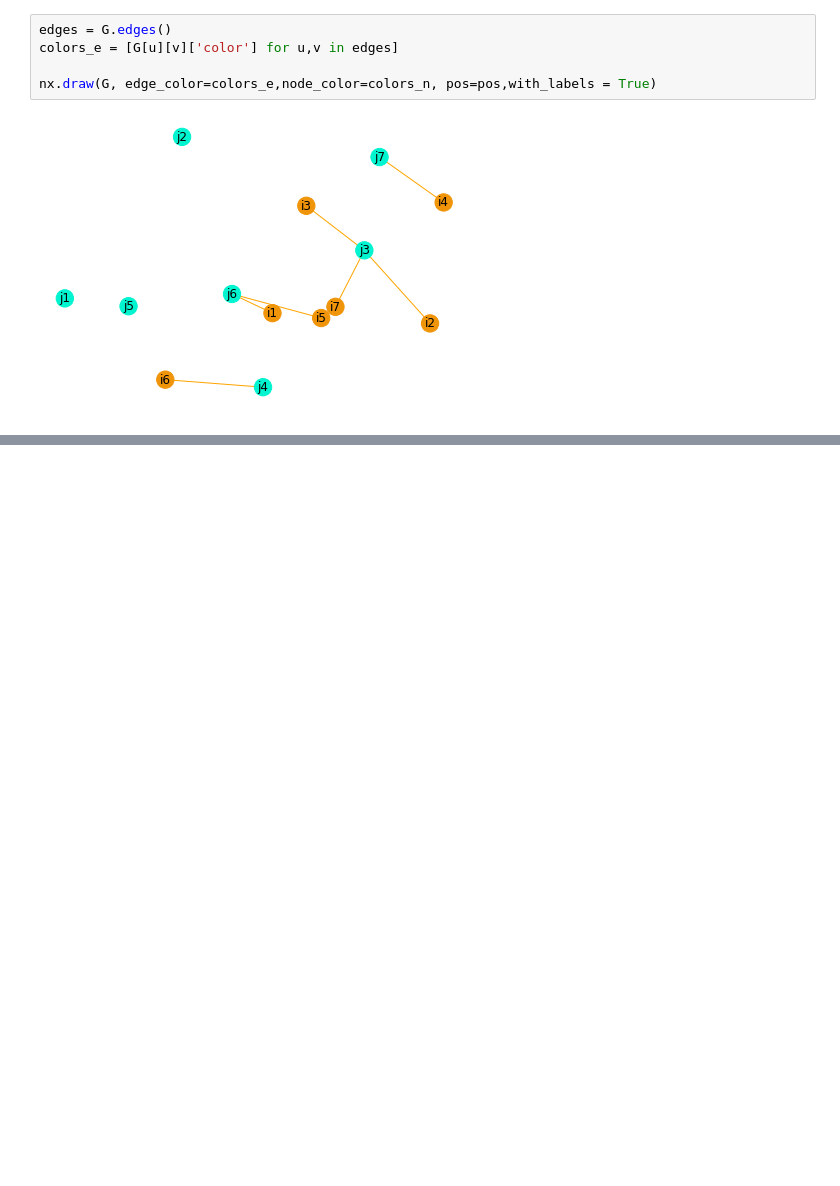
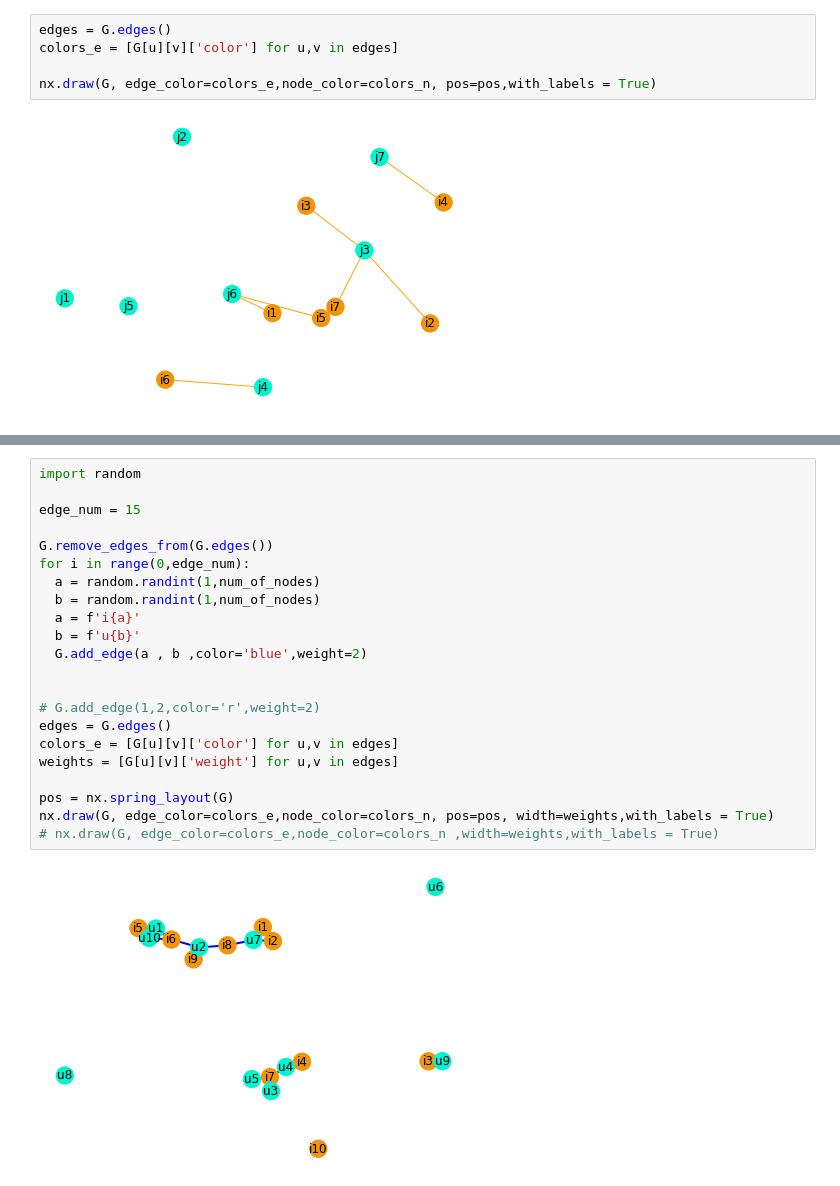
Before and after one commit to aliSaDmsCthesis/Notebooks, a Jupyter notebook: draw_graph_for_mon_18_Oct_.ipynb, the cells around one changed output, grey strips where cells are left out. Cells and saved outputs as stored; diff of their text form; blank space fills up the shorter version.

```diff
--- a/draw_graph_for_mon_18_Oct_.ipynb
+++ b/draw_graph_for_mon_18_Oct_.ipynb
@@ -273,0 +294,24 @@ nx.draw(G, edge_color=colors_e,node_color=colors_n, pos=pos,with_labels = True)
+# %%
+import random
+
+edge_num = 15
+
+G.remove_edges_from(G.edges())
+for i in range(0,edge_num):
+  a = random.randint(1,num_of_nodes)
+  b = random.randint(1,num_of_nodes)
+  a = f'i{a}'
+  b = f'u{b}'
+  G.add_edge(a , b ,color='blue',weight=2)
+
+
+# G.add_edge(1,2,color='r',weight=2)
+edges = G.edges()
+colors_e = [G[u][v]['color'] for u,v in edges]
+weights = [G[u][v]['weight'] for u,v in edges]
+
+pos = nx.spring_layout(G)
+nx.draw(G, edge_color=colors_e,node_color=colors_n, pos=pos, width=weights,with_labels = True)
+# nx.draw(G, edge_color=colors_e,node_color=colors_n ,width=weights,with_labels = True)
+# %% [output]
+[figure, added]
```
Also changed, not shown: parts of 6 cells of this notebook.
